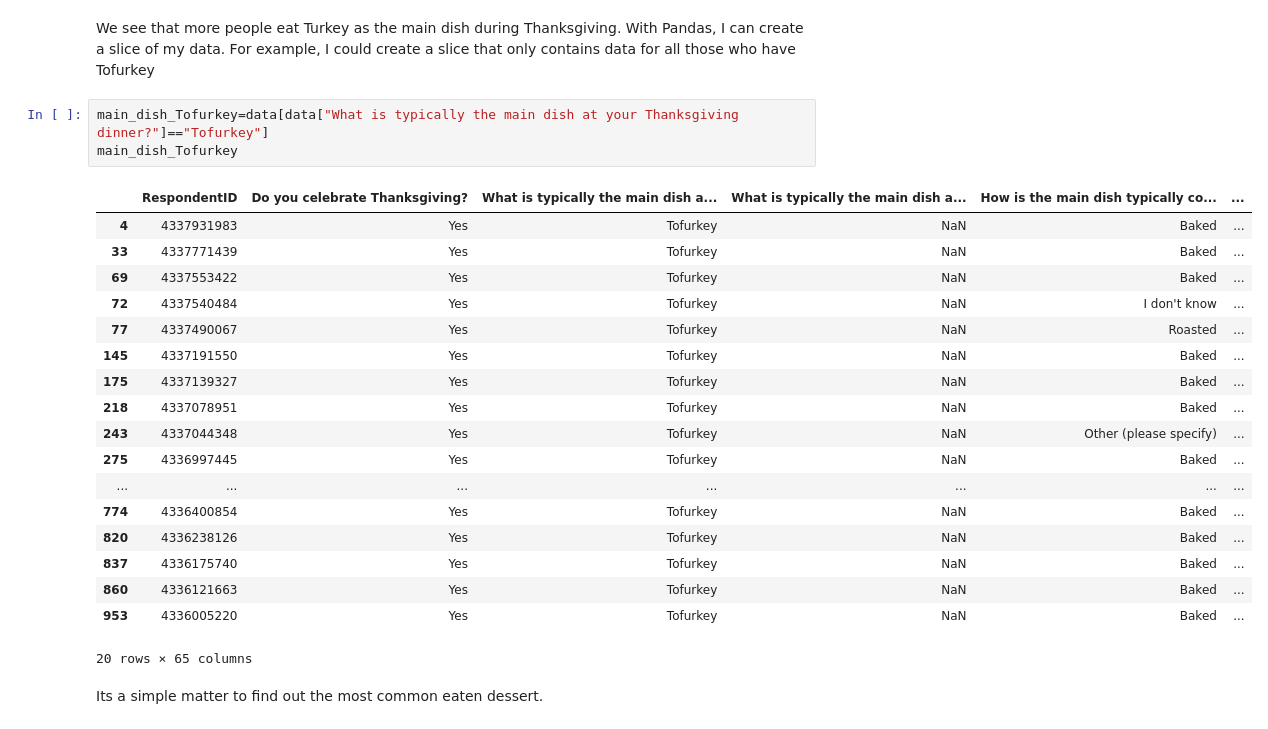
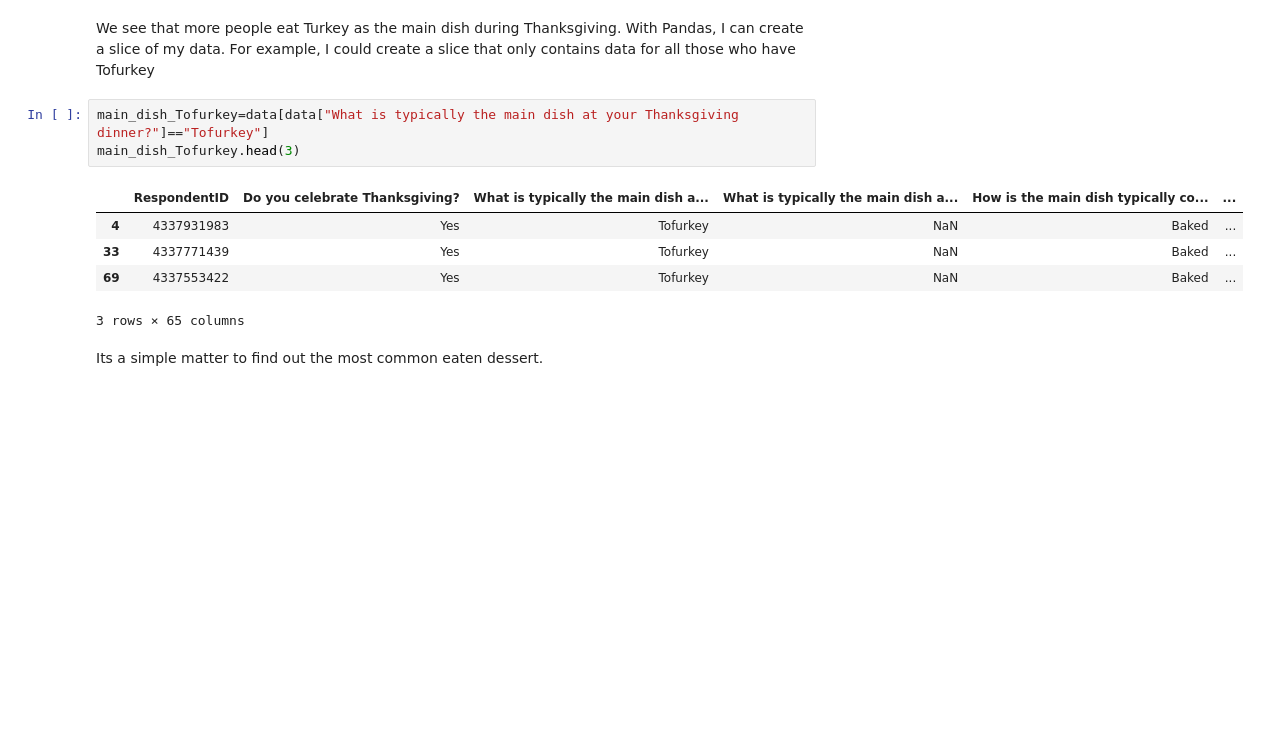
Before and after one commit to RaphaelOK/Data_Visualization-_Analysis, a Jupyter notebook: ThanksGiving.ipynb, the cells around one changed output. Cells and saved outputs as stored; diff of their text form; blank space fills up the shorter version.

Commit message:
cleaned tables

```diff
--- a/ThanksGiving.ipynb
+++ b/ThanksGiving.ipynb
@@ -113,26 +99,13 @@ We see that more people eat Turkey as the main dish during Thanksgiving. With Pa
 data. For example, I could create a slice that only contains data for all those who have Tofurkey
 # %%
 main_dish_Tofurkey=data[data["What is typically the main dish at your Thanksgiving dinner?"]=="Tofurkey"]
-main_dish_Tofurkey
+main_dish_Tofurkey.head(3)
 # %% [output]
 |  | RespondentID | Do you celebrate Thanksgiving? | What is typically the main dish a... | What is typically the main dish a... | How is the main dish typically co... | ... |
 | 4 | 4337931983 | Yes | Tofurkey | NaN | Baked | ... |
 | 33 | 4337771439 | Yes | Tofurkey | NaN | Baked | ... |
 | 69 | 4337553422 | Yes | Tofurkey | NaN | Baked | ... |
-| 72 | 4337540484 | Yes | Tofurkey | NaN | I don't know | ... |
-| 77 | 4337490067 | Yes | Tofurkey | NaN | Roasted | ... |
-| 145 | 4337191550 | Yes | Tofurkey | NaN | Baked | ... |
-| 175 | 4337139327 | Yes | Tofurkey | NaN | Baked | ... |
-| 218 | 4337078951 | Yes | Tofurkey | NaN | Baked | ... |
-| 243 | 4337044348 | Yes | Tofurkey | NaN | Other (please specify) | ... |
-| 275 | 4336997445 | Yes | Tofurkey | NaN | Baked | ... |
-| ... | ... | ... | ... | ... | ... | ... |
-| 774 | 4336400854 | Yes | Tofurkey | NaN | Baked | ... |
-| 820 | 4336238126 | Yes | Tofurkey | NaN | Baked | ... |
-| 837 | 4336175740 | Yes | Tofurkey | NaN | Baked | ... |
-| 860 | 4336121663 | Yes | Tofurkey | NaN | Baked | ... |
-| 953 | 4336005220 | Yes | Tofurkey | NaN | Baked | ... |
-20 rows × 65 columns
+3 rows × 65 columns
 # %% [markdown]
 Its a simple matter to find out the most common eaten dessert.
 # %%
```
Also changed, not shown: parts of 7 cells of this notebook.
